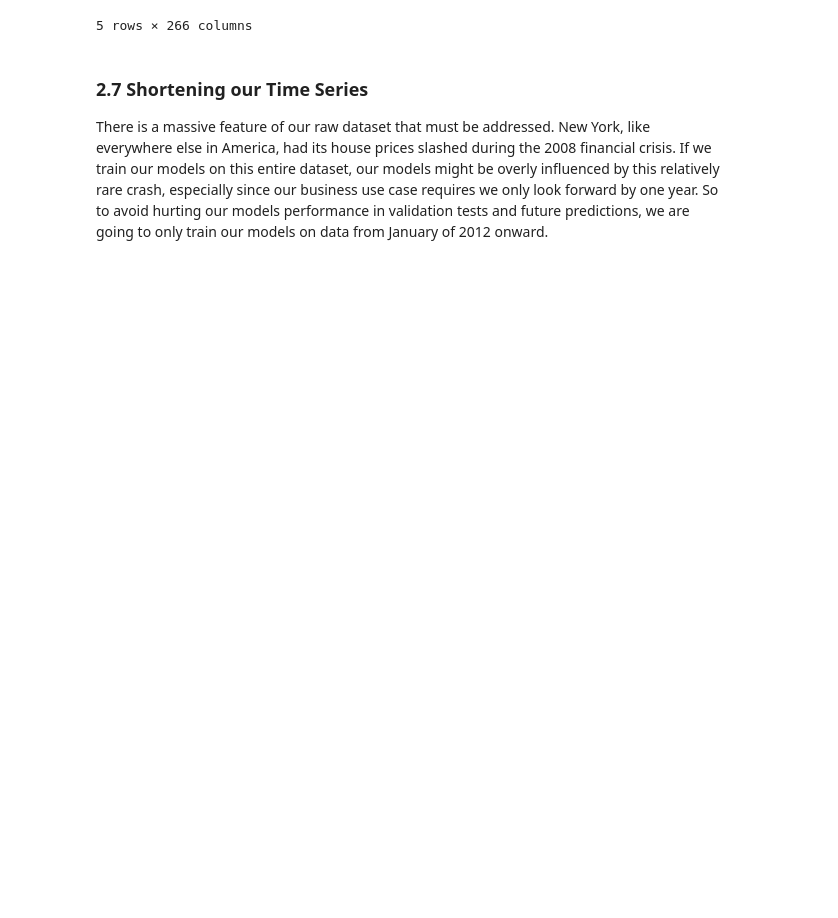
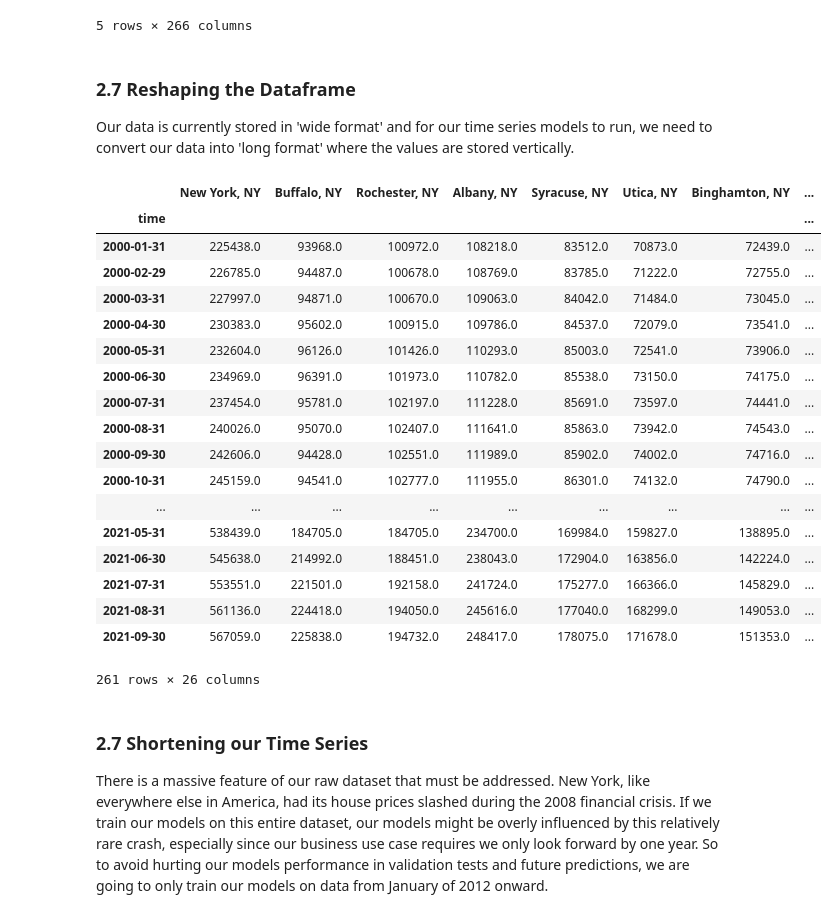
Before and after one commit to MellissaValle/Zillow_Real_Estate_Time_Series_analysis, a Jupyter notebook: Aidan/Aidan's Notebook.ipynb, the cells around one changed output. Drawn from its saved outputs; the diff is of its cells as text; code cells hidden in the pictures; blank space fills up the shorter version.

```diff
--- a/Aidan/Aidan's Notebook.ipynb
+++ b/Aidan/Aidan's Notebook.ipynb
@@ -170,6 +170,39 @@ df_ny.head()
 | 60 | 394308 | 60 | Albany, NY | Msa | NY | 108218.0 | 108769.0 | 109063.0 | 109786.0 | ... |
 | 79 | 395143 | 79 | Syracuse, NY | Msa | NY | 83512.0 | 83785.0 | 84042.0 | 84537.0 | ... |
 5 rows × 266 columns
+# %% [markdown]
+### 2.7 Reshaping the Dataframe
+
+Our data is currently stored in 'wide format' and for our time series models to run, we need to convert our data into 'long format' where the values are stored vertically.
+# %%
+# This cell came courtesy of the other group working on this project
+df = pd.DataFrame()
+for i in df_ny['RegionName']:
+    x = melt_data(df_ny[df_ny['RegionName'] == i])
+    df = pd.concat([df, x], axis=1)
+    df.rename(columns = {'value':i}, inplace = True)
+
+df
+# %% [output]
+|  | New York, NY | Buffalo, NY | Rochester, NY | Albany, NY | Syracuse, NY | Utica, NY | Binghamton, NY | ... |
+| time |  |  |  |  |  |  |  | ... |
+| 2000-01-31 | 225438.0 | 93968.0 | 100972.0 | 108218.0 | 83512.0 | 70873.0 | 72439.0 | ... |
+| 2000-02-29 | 226785.0 | 94487.0 | 100678.0 | 108769.0 | 83785.0 | 71222.0 | 72755.0 | ... |
+| 2000-03-31 | 227997.0 | 94871.0 | 100670.0 | 109063.0 | 84042.0 | 71484.0 | 73045.0 | ... |
+| 2000-04-30 | 230383.0 | 95602.0 | 100915.0 | 109786.0 | 84537.0 | 72079.0 | 73541.0 | ... |
+| 2000-05-31 | 232604.0 | 96126.0 | 101426.0 | 110293.0 | 85003.0 | 72541.0 | 73906.0 | ... |
+| 2000-06-30 | 234969.0 | 96391.0 | 101973.0 | 110782.0 | 85538.0 | 73150.0 | 74175.0 | ... |
+| 2000-07-31 | 237454.0 | 95781.0 | 102197.0 | 111228.0 | 85691.0 | 73597.0 | 74441.0 | ... |
+| 2000-08-31 | 240026.0 | 95070.0 | 102407.0 | 111641.0 | 85863.0 | 73942.0 | 74543.0 | ... |
+| 2000-09-30 | 242606.0 | 94428.0 | 102551.0 | 111989.0 | 85902.0 | 74002.0 | 74716.0 | ... |
+| 2000-10-31 | 245159.0 | 94541.0 | 102777.0 | 111955.0 | 86301.0 | 74132.0 | 74790.0 | ... |
+| ... | ... | ... | ... | ... | ... | ... | ... | ... |
+| 2021-05-31 | 538439.0 | 184705.0 | 184705.0 | 234700.0 | 169984.0 | 159827.0 | 138895.0 | ... |
+| 2021-06-30 | 545638.0 | 214992.0 | 188451.0 | 238043.0 | 172904.0 | 163856.0 | 142224.0 | ... |
+| 2021-07-31 | 553551.0 | 221501.0 | 192158.0 | 241724.0 | 175277.0 | 166366.0 | 145829.0 | ... |
+| 2021-08-31 | 561136.0 | 224418.0 | 194050.0 | 245616.0 | 177040.0 | 168299.0 | 149053.0 | ... |
+| 2021-09-30 | 567059.0 | 225838.0 | 194732.0 | 248417.0 | 178075.0 | 171678.0 | 151353.0 | ... |
+261 rows × 26 columns
 # %% [markdown]
 ### 2.7 Shortening our Time Series
 
```
Also changed, not shown: parts of 9 cells of this notebook.
